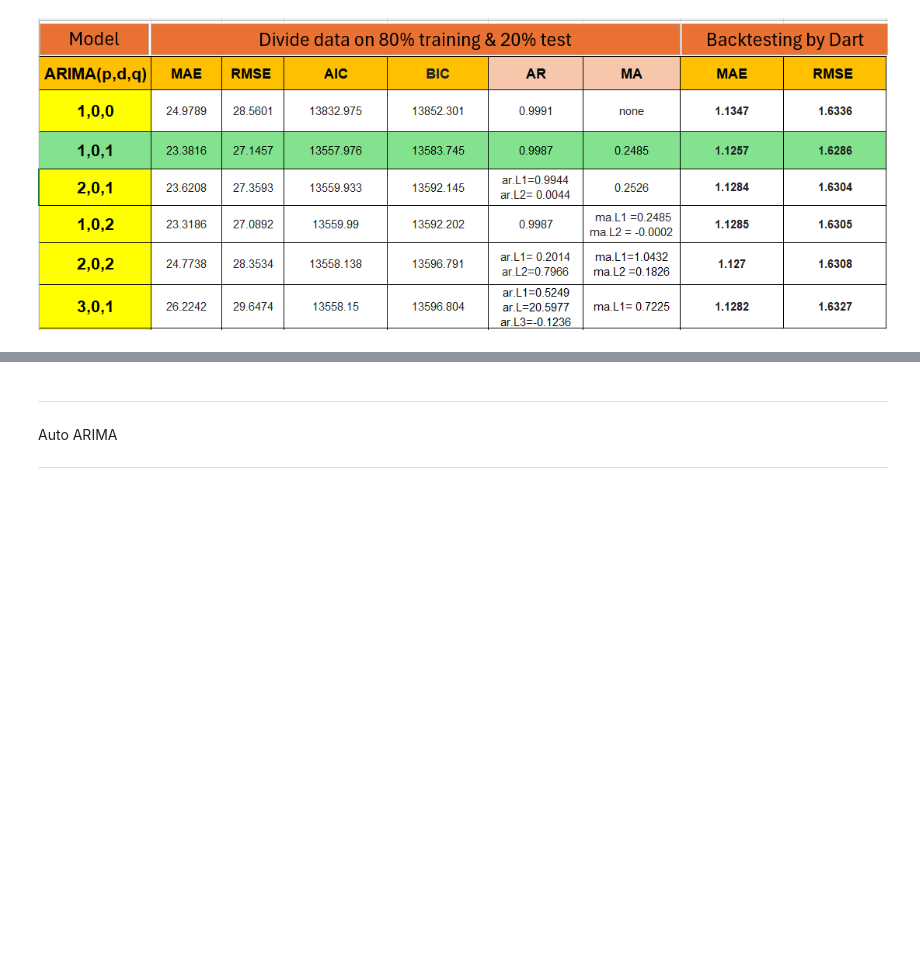
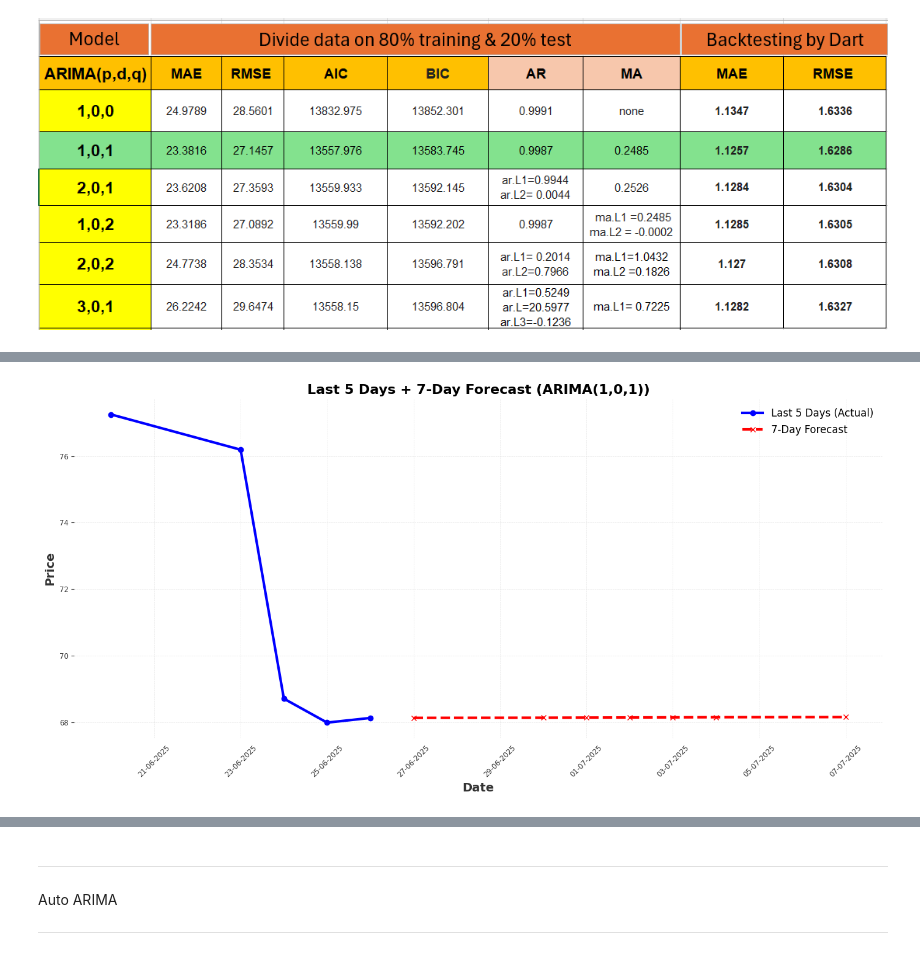
Before and after one commit to AliSalman25/first-Jupyter-Notebook-for-the-experiments, a Jupyter notebook: first_experiment.ipynb, the cells around one changed output, grey strips where cells are left out. Drawn from its saved outputs; the diff is of its cells as text; code cells hidden in the pictures; blank space fills up the shorter version.

```diff
--- a/first_experiment.ipynb
+++ b/first_experiment.ipynb
@@ -927,0 +1017,34 @@ Concerning the evaluation metrics obtained from backtesting, the Mean Absolute E
+# %%
+import matplotlib.ticker as ticker
+
+# -------- Plot 2: Last 5 days + forecast (More professional style) --------
+last_5_days = series[-5:]
+combined_series = last_5_days.append(forecast)
+
+plt.figure(figsize=(14, 7))
+
+# Plot actual last 5 days with markers and thicker line
+last_5_days.plot(label='Last 5 Days (Actual)', lw=3, marker='o', color='blue')
+
+# Plot forecast with dashed line, thicker and markers
+forecast.plot(label='7-Day Forecast', lw=3, linestyle='--', marker='x', color='red')
+
+plt.title("Last 5 Days + 7-Day Forecast (ARIMA(1,0,1))", fontsize=16, weight='bold')
+plt.xlabel("Date", fontsize=14)
+plt.ylabel("Price", fontsize=14)
+
+plt.grid(which='both', linestyle='--', linewidth=0.5, alpha=0.7)  # Grid with minor and major lines
+
+plt.legend(fontsize=12)
+plt.xticks(rotation=45)
+
+# Format x-axis dates
+plt.gca().xaxis.set_major_formatter(mdates.DateFormatter('%d-%m-%Y'))
+plt.gca().xaxis.set_major_locator(mdates.AutoDateLocator())
+
+# Optionally, tighten layout
+plt.tight_layout()
+
+plt.show()
+# %% [output]
+[figure, added]
```
Also changed, not shown: parts of 4 cells of this notebook.
